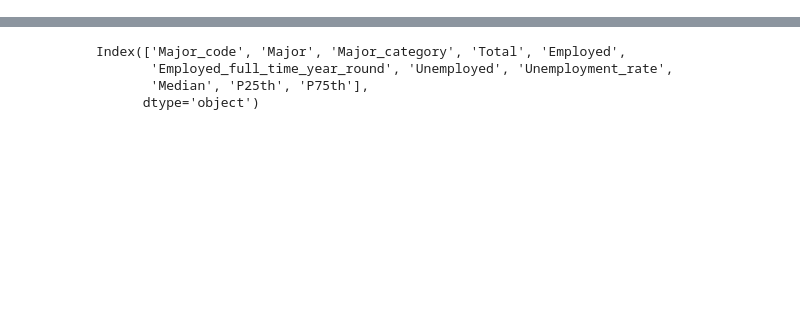
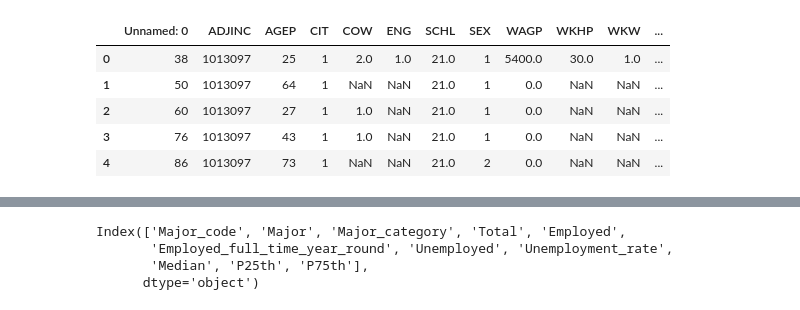
Before and after one commit to UCB-stat-159-s22/hw07-Group21, a Jupyter notebook: amichaelsen-exploration-nb.ipynb, the cells around one changed output, grey strips where cells are left out. Cells and saved outputs as stored; diff of their text form; code cells hidden in the pictures; blank space fills up the shorter version.

```diff
--- a/amichaelsen-exploration-nb.ipynb
+++ b/amichaelsen-exploration-nb.ipynb
@@ -1,3 +1,14 @@
 # %%
 import pandas as pd
 import numpy as np
+# %%
+temp = pd.read_csv("data/census/processed/18_edu_wage_data.csv")
+# %%
+temp.head()
+# %% [output]
+|  | Unnamed: 0 | ADJINC | AGEP | CIT | COW | ENG | SCHL | SEX | WAGP | WKHP | WKW | ... |
+| 0 | 38 | 1013097 | 25 | 1 | 2.0 | 1.0 | 21.0 | 1 | 5400.0 | 30.0 | 1.0 | ... |
+| 1 | 50 | 1013097 | 64 | 1 | NaN | NaN | 21.0 | 1 | 0.0 | NaN | NaN | ... |
+| 2 | 60 | 1013097 | 27 | 1 | 1.0 | NaN | 21.0 | 1 | 0.0 | NaN | NaN | ... |
+| 3 | 76 | 1013097 | 43 | 1 | 1.0 | NaN | 21.0 | 1 | 0.0 | NaN | NaN | ... |
+| 4 | 86 | 1013097 | 73 | 1 | NaN | NaN | 21.0 | 2 | 0.0 | NaN | NaN | ... |
```
Also changed, not shown: parts of 13 cells of this notebook.
